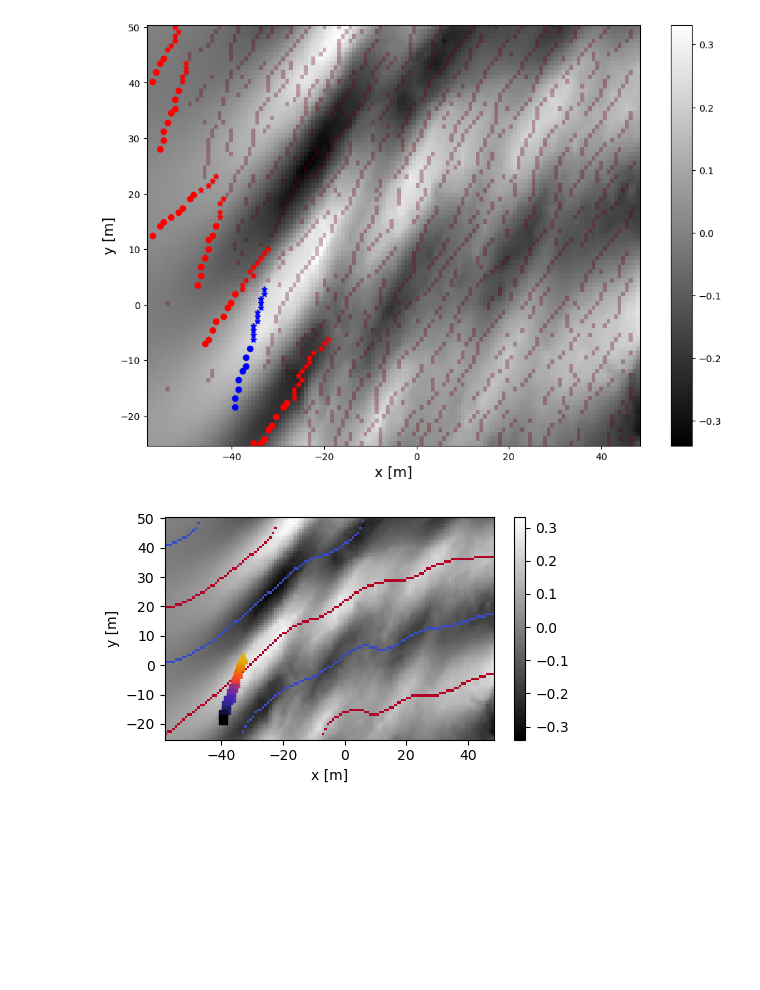
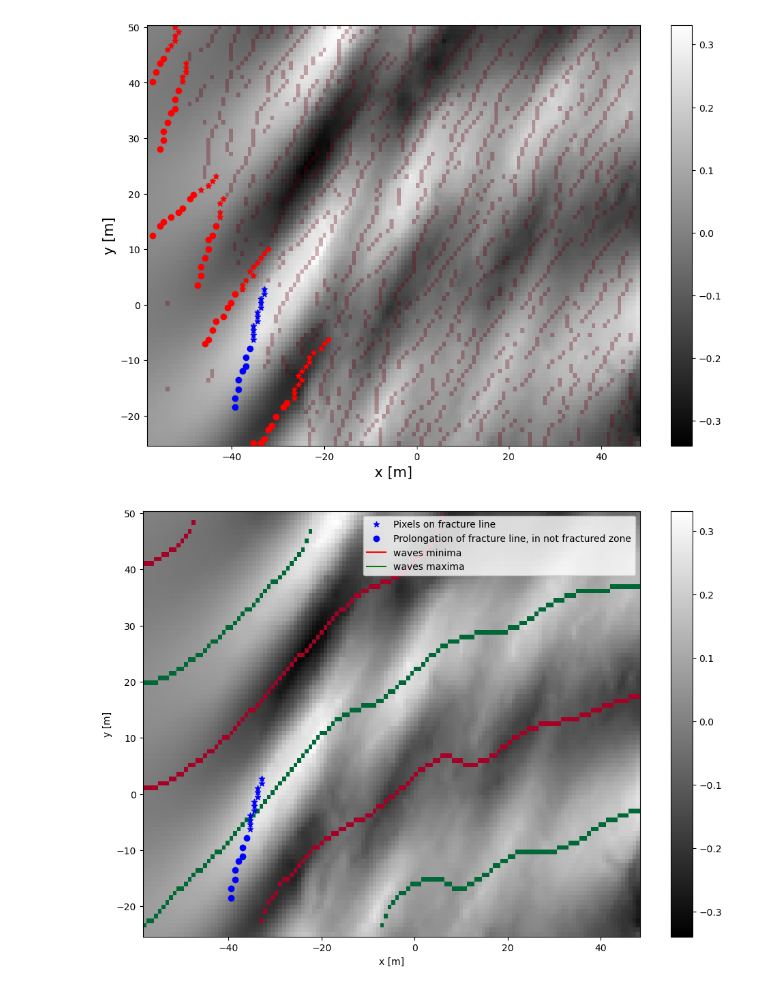
Before and after one commit to Turbotice/icewave, a Jupyter notebook: icewave/vasco/field/SagWin2024/fracture_wake_boat/drones/figures_article/fig_position_crack_withuzfield.ipynb, the cells around one changed output. Drawn from its saved outputs; the diff is of its cells as text; code cells hidden in the pictures; blank space fills up the shorter version.

Commit message:
updates figures sag24 frac

```diff
--- a/icewave/vasco/field/SagWin2024/fracture_wake_boat/drones/figures_article/fig_position_crack_withuzfield.ipynb
+++ b/icewave/vasco/field/SagWin2024/fracture_wake_boat/drones/figures_article/fig_position_crack_withuzfield.ipynb
@@ -233,37 +233,44 @@ dict_lines_up = group_lines_to_dict(find_lines(peaks2d))
 dict_lines_down = group_lines_to_dict(find_lines(peaks2d_down))
 
 
-fig, ax = plt.subplots(figsize=(5,3))
+fig, ax = plt.subplots(figsize=(10,7))
 im = ax.pcolormesh(dict_stereo_pivdata['X'],dict_stereo_pivdata['Y'], matrice2d, alpha=1, cmap='gray')
 x_crack_arr, y_crack_arr = from_pximagecoord_to_physicalcoord(xind_crack_arr, yind_crack_arr)
 x_refnoncassee, y_ref_noncasse = from_pximagecoord_to_physicalcoord(x_ind_ref_noncasse_int, y_ind_ref_noncasse_int)
 
-ax.pcolormesh(dict_stereo_pivdata['X'], dict_stereo_pivdata['Y'], peaks2d,cmap='coolwarm',vmax=1,vmin=0) # apparait rouge
-ax.pcolormesh(dict_stereo_pivdata['X'], dict_stereo_pivdata['Y'], peaks2d_down,cmap='coolwarm',vmin=1) # apparait bleu
+ax.pcolormesh(dict_stereo_pivdata['X'], dict_stereo_pivdata['Y'], peaks2d,cmap='RdYlGn',vmax=1,vmin=0) # apparait rouge
+ax.pcolormesh(dict_stereo_pivdata['X'], dict_stereo_pivdata['Y'], peaks2d_down,cmap='RdYlGn',vmin=1) # apparait bleu
 
-ax.scatter(x_crack_arr, y_crack_arr, c=cmap(norm(colorvals_cassee)), marker='^')
+'''ax.scatter(x_crack_arr, y_crack_arr, c=cmap(norm(colorvals_cassee)), marker='^')
 ax.scatter(x_refnoncassee, y_ref_noncasse, c=cmap(norm(colorvals_noncassee)),marker='s')
-
+'''
+ax.scatter(x_crack_arr, y_crack_arr, c='b', marker='*', label='Pixels on fracture line')
+ax.scatter(x_refnoncassee, y_ref_noncasse, c='b', marker='o', label='Prolongation of fracture line, in not fractured zone')
 
 """
 colors = ['tab:blue','tab:orange','tab:green','tab:red','tab:purple','tab:brown','tab:pink','tab:gray','tab:olive','tab:cyan']
 
 i = 0
 for k in dict_frac:
     if 'single_frac' in k:
         x_cracktip, y_cracktip = from_pximagecoord_to_physicalcoord(dict_frac[k]['idcs_single_frac'][0][0], dict_frac[k]['idcs_single_frac'][0][1], dict_stereo_pivdata=dict_stereo_pivdata)
         plt.plot(x_cracktip, y_cracktip, '^', color=colors[i], markersize=7)
         i+=1
 """
 
+ax.plot([],[],color='r', label='waves minima')
+ax.plot([],[],color='g', label='waves maxima')
+
 ax.set_xlabel('x [m]')
 ax.set_ylabel('y [m]')
 
 #ax.set_title('1st click on central line, 2nd and 3rd plot on two surrounding lines')
 #ax.imshow(matrice2d_smoothed)
 fig.colorbar(im)
 fig.tight_layout()
+plt.legend()
+
 plt.savefig('C:/Users/Vasco Zanchi/Desktop/presentations/reunions_hebdo/figures_data_article/examplecrack_withuzfield_andwavefronts_v2.pdf', dpi=600)
 plt.savefig('C:/Users/Vasco Zanchi/Desktop/presentations/reunions_hebdo/figures_data_article/examplecrack_withuzfield_andwavefronts_v2.png', dpi=600)
 # %% [output]
-[figure, old version]
+[figure, new version]
```
Also changed, not shown: 1 other file.
